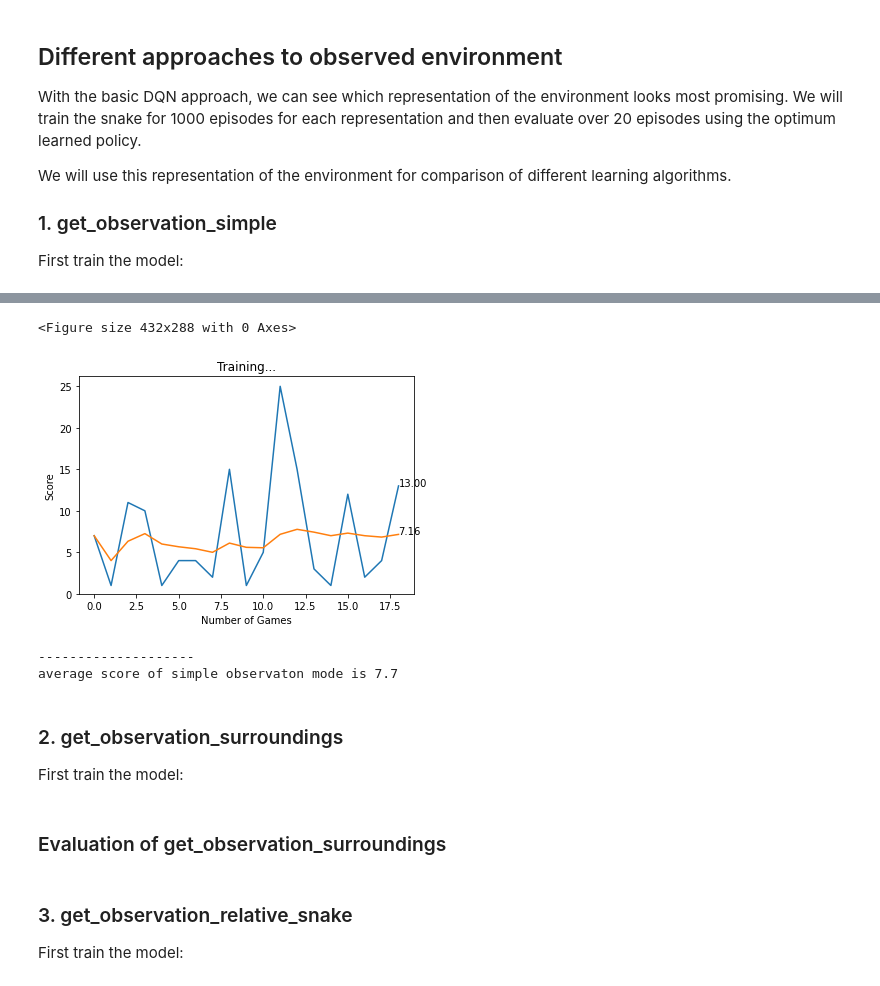
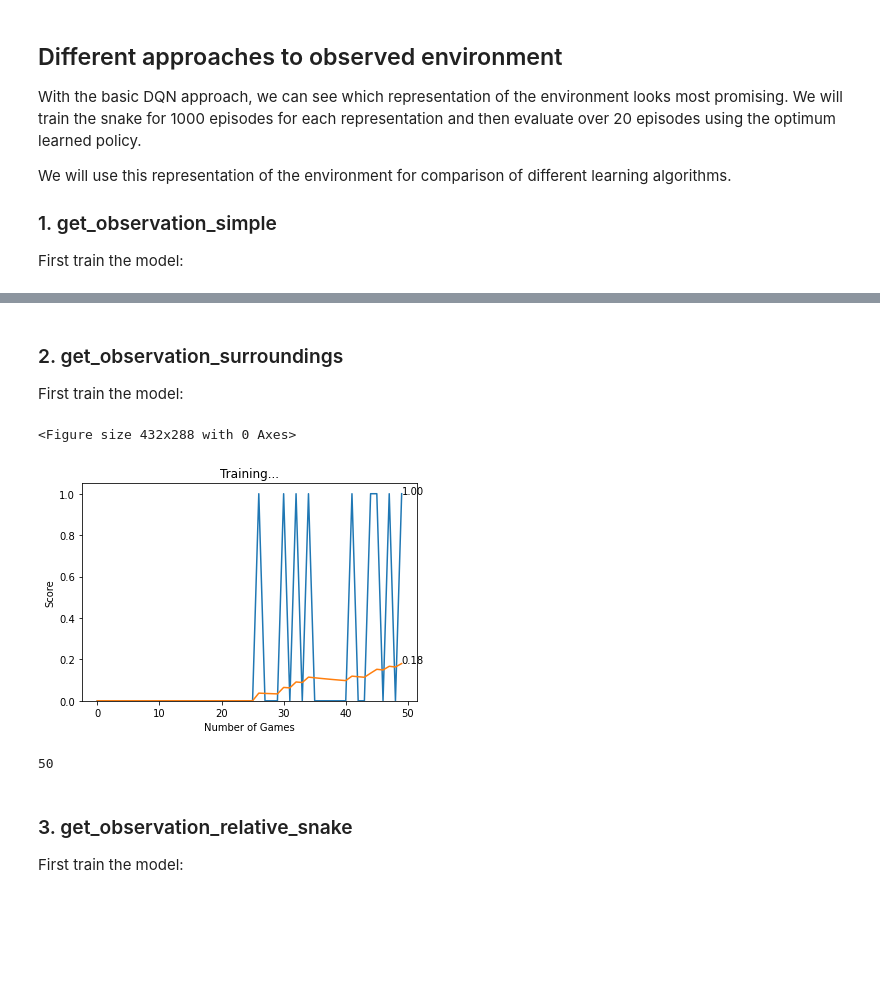
Before and after one commit to alexxcollins/Collins_Adib_INM707_CW, a Jupyter notebook: Advanced RL/Q-Learning_Comparisons.ipynb, the cells around one changed output, grey strips where cells are left out. Cells and saved outputs as stored; diff of their text form; code cells hidden in the pictures; blank space fills up the shorter version.

```diff
--- a/Advanced RL/Q-Learning_Comparisons.ipynb
+++ b/Advanced RL/Q-Learning_Comparisons.ipynb
@@ -77,41 +93,36 @@ agent.save_model(MODEL_NAME)
-# %%
-game = SnakeGameAI(width=640, height=480,
-                   window_title="DQN - {}".format(GET_OBS), seed=1)
-
-agent, scores, mean_scores = training_loop(game=game,
-                                           model_name=MODEL_NAME,
-                                           load_model=True,
-                                           get_observation=GET_OBS,
-                                           greedy=False,
-                                           double_dqn=False,
-                                           num_episodes=20
-                                          )
-
-print('-'*20)
-print('average score of {} observaton mode is {}'.format(GET_OBS, mean_scores[-1]))
-# %% [output]
-<Figure size 432x288 with 0 Axes>
-[figure, removed]
---------------------
-average score of simple observaton mode is 7.7
-# %% [markdown]
-### 2. get_observation_surroundings
-
-First train the model:
+# %% [markdown]
+### 2. get_observation_surroundings
+
+First train the model:
 # %%
-MODEL_NAME = 'DQN_surroundings.pth'
+MODEL_NAME = '_surroundings.pth'
 GET_OBS='surroundings'
+surroundings_output_dict = {}
 # %%
-game = SnakeGameAI(width=640, height=480,
-                   window_title="DQN - {}".format(GET_OBS), seed=42)
-agent, scores, mean_scores = training_loop(game=game,
-                                           model_name=MODEL_NAME,
-                                           load_model=False,
-                                           get_observation=GET_OBS,
-                                           greedy=True,
-                                           double_dqn=False,
-                                           num_episodes=1000
-                                          )
-agent.save_model(MODEL_NAME)
+for key, val in DQN_Style.items():
+    game = SnakeGameAI(width=640, height=480, UI=UI,
+                       window_title="{} - {}".format(key, GET_OBS), seed=42)
+
+    agent, scores, mean_scores = training_loop(game=game,
+                                               model_name=key + MODEL_NAME,
+                                               load_model=False,
+                                               get_observation=GET_OBS,
+                                               greedy=True,
+                                               **val, # dict for kwargs
+                                               num_episodes=TRAINING_EPISODES,
+                                               plot_update_at_end=True
+                                              )
+    agent.save_model(key + MODEL_NAME)
+    surroundings_output_dict[key] = Output(agent, scores, mean_scores)
+
+display.clear_output()
+
+# for key, val in surroundings_output_dict.items():
+#     plot(val.scores,
+#          val.mean_scores,
+#          title='observations: {}, RL algorithm: {}'.format(GET_OBS, key),
+#          clear_output=False);
+# %% [output]
+<Figure size 432x288 with 0 Axes>
+[figure, added]
+50
-# %% [markdown]
-### Evaluation of get_observation_surroundings
@@ -132,5 +129,5 @@ print('average score of {} observation mode is {}'.format(GET_OBS, mean_scores[-
-# %% [markdown]
-### 3. get_observation_relative_snake
-
-First train the model:
+# %% [markdown]
+### 3. get_observation_relative_snake
+
+First train the model:
 # %%
```
Also changed, not shown: parts of 18 cells of this notebook, 2 other files.
